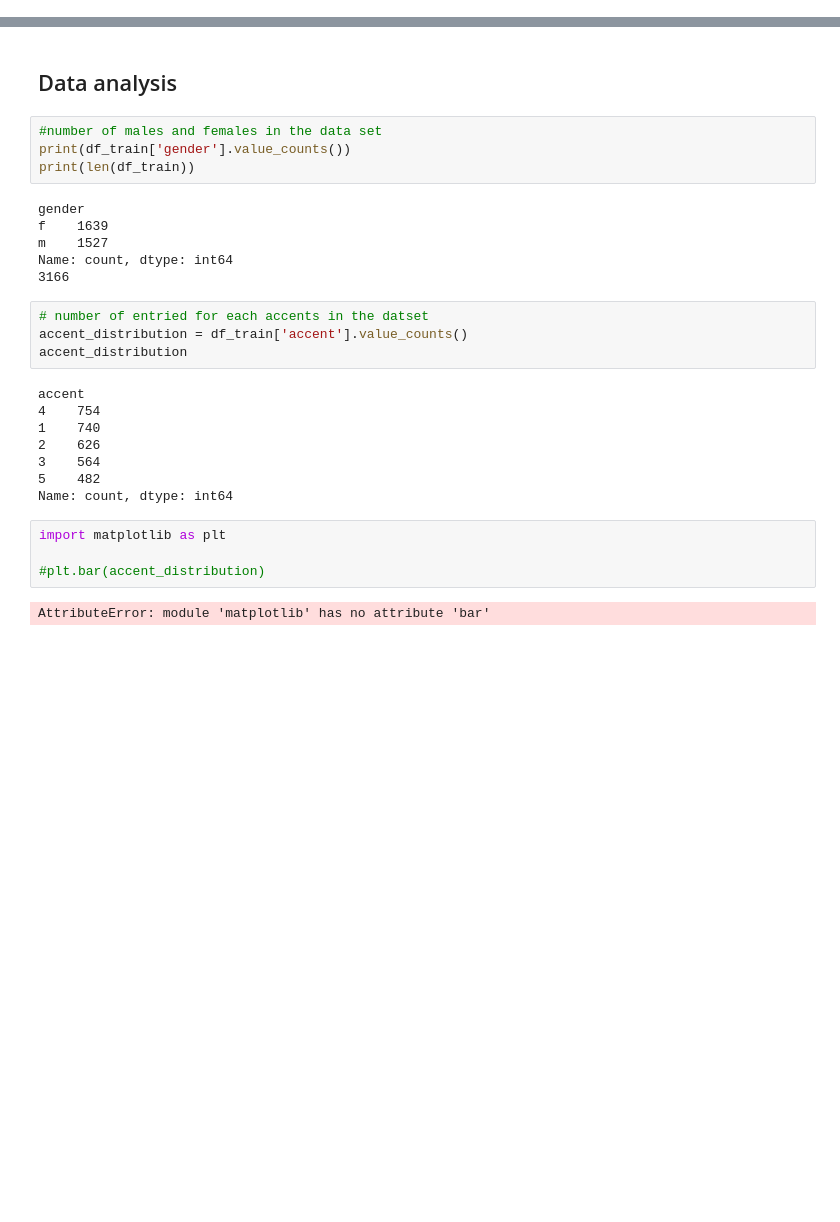
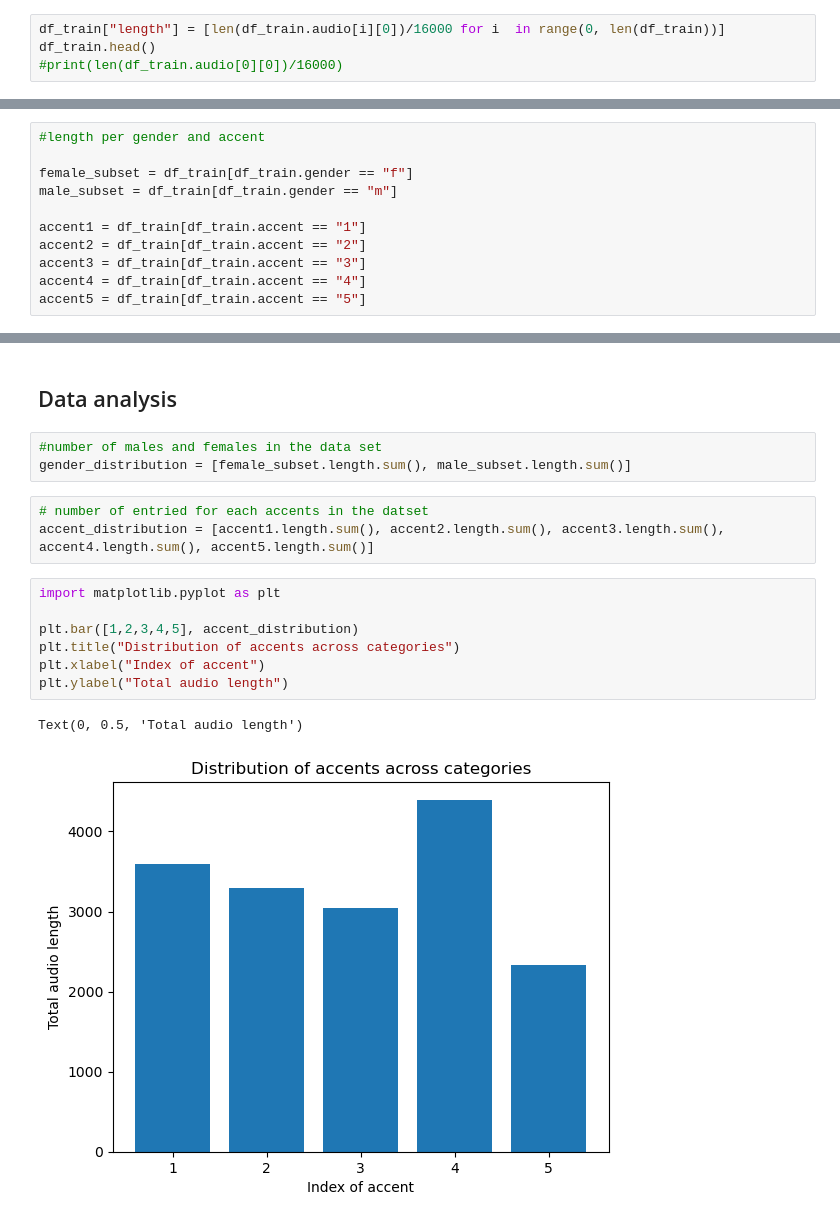
Before and after one commit to Gahtao/DL-Project, a Jupyter notebook: model B/1 Data Analysis.ipynb, the cells around one changed output, grey strips where cells are left out. Saved outputs shown, nothing was run; the diff lists cells and outputs as text; blank space fills up the shorter version.

```diff
--- a/model B/1 Data Analysis.ipynb
+++ b/model B/1 Data Analysis.ipynb
@@ -39,3 +40,7 @@ display(df_train)
 | 3164 | 5m_9778.wav | 5 | m | [[tensor(0.), tensor(0.), tensor(... |
 | 3165 | 5m_9901.wav | 5 | m | [[tensor(0.0002), tensor(0.0002),... |
 3166 rows × 4 columns
+# %%
+df_train["length"] = [len(df_train.audio[i][0])/16000 for i  in range(0, len(df_train))]
+df_train.head()
+#print(len(df_train.audio[0][0])/16000)
@@ -41,0 +54,11 @@ display(df_train)
+# %%
+#length per gender and accent
+
+female_subset = df_train[df_train.gender == "f"]
+male_subset = df_train[df_train.gender == "m"]
+
+accent1 = df_train[df_train.accent == "1"]
+accent2 = df_train[df_train.accent == "2"]
+accent3 = df_train[df_train.accent == "3"]
+accent4 = df_train[df_train.accent == "4"]
+accent5 = df_train[df_train.accent == "5"]
@@ -49,29 +99,17 @@ ipd.Audio(df_train.audio[0], rate=16000)
 ## Data analysis
 # %%
 #number of males and females in the data set
-print(df_train['gender'].value_counts())
-print(len(df_train))
+gender_distribution = [female_subset.length.sum(), male_subset.length.sum()]
-# %% [output]
-gender
-f    1639
-m    1527
-Name: count, dtype: int64
-3166
 # %%
 # number of entried for each accents in the datset
-accent_distribution = df_train['accent'].value_counts()
-accent_distribution
+accent_distribution = [accent1.length.sum(), accent2.length.sum(), accent3.length.sum(), accent4.length.sum(), accent5.length.sum()]
-# %% [output]
-accent
-4    754
-1    740
-2    626
-3    564
-5    482
-Name: count, dtype: int64
 # %%
-import matplotlib as plt
+import matplotlib.pyplot as plt
 
-#plt.bar(accent_distribution)
+plt.bar([1,2,3,4,5], accent_distribution)
+plt.title("Distribution of accents across categories")
+plt.xlabel("Index of accent")
+plt.ylabel("Total audio length")
 # %% [output]
-AttributeError: module 'matplotlib' has no attribute 'bar'
+Text(0, 0.5, 'Total audio length')
+[figure, added]
```
Also changed, not shown: parts of 7 cells of this notebook.
